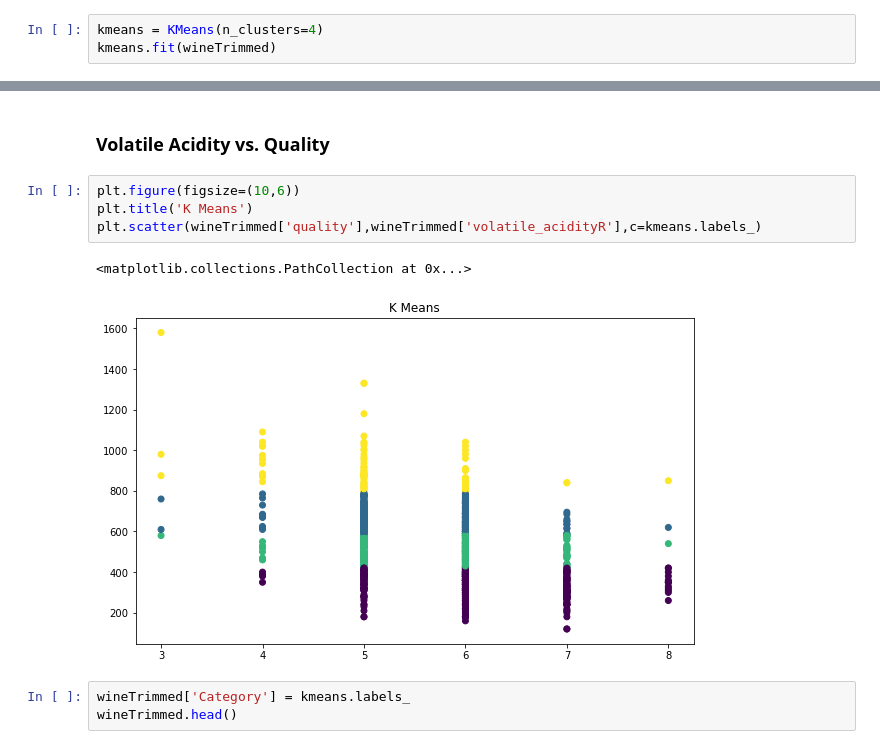
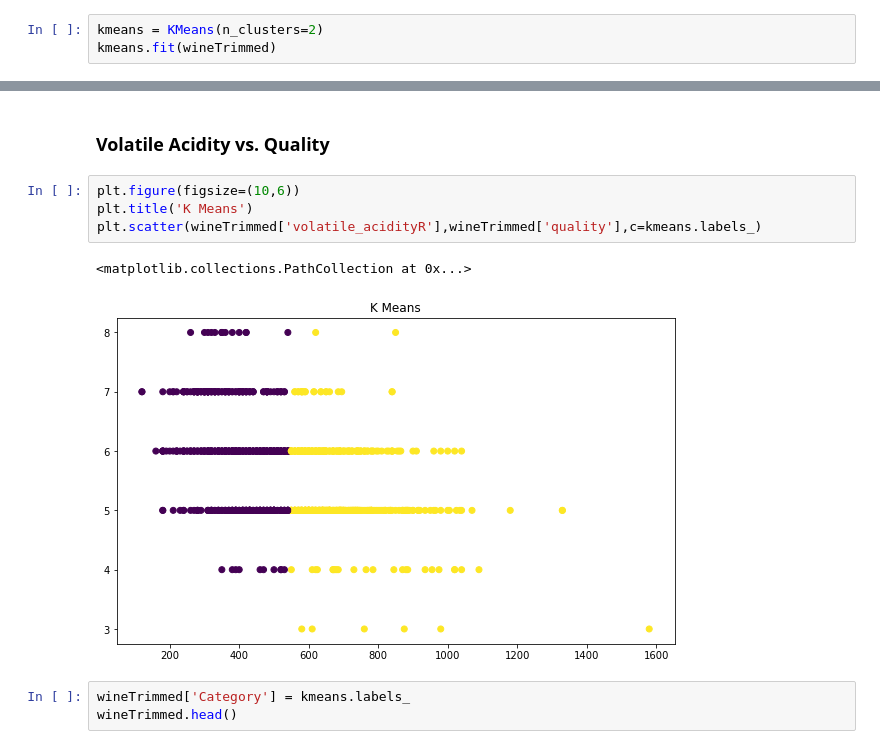
Before and after one commit to gaiasfyre/TheThreeMusketeers, a Jupyter notebook: Individual Scripts & Contributions/Autumn Heyman/WEEK 5/kMeans VinhoVerde Starter.ipynb, the cells around one changed output, grey strips where cells are left out. Cells and saved outputs as stored; diff of their text form.

```diff
--- a/Individual Scripts & Contributions/Autumn Heyman/WEEK 5/kMeans VinhoVerde.ipynb
+++ b/Individual Scripts & Contributions/Autumn Heyman/WEEK 5/kMeans VinhoVerde Starter.ipynb
@@ -104,6 +104,6 @@ memory usage: 71.6 KB
 # %% [markdown]
 ## Perform k-Means
 # %%
-kmeans = KMeans(n_clusters=4)
+kmeans = KMeans(n_clusters=2)
 kmeans.fit(wineTrimmed)
 # %% [output]
@@ -115,10 +115,10 @@ KMeans(n_clusters=4)
 # %%
 plt.figure(figsize=(10,6))
 plt.title('K Means')
-plt.scatter(wineTrimmed['quality'],wineTrimmed['volatile_acidityR'],c=kmeans.labels_)
+plt.scatter(wineTrimmed['volatile_acidityR'],wineTrimmed['quality'],c=kmeans.labels_)
 # %% [output]
 <matplotlib.collections.PathCollection at 0x...>
-[figure, old version]
+[figure, new version]
 # %%
 wineTrimmed['Category'] = kmeans.labels_
 wineTrimmed.head()
```
Also changed, not shown: parts of 6 cells of this notebook.
